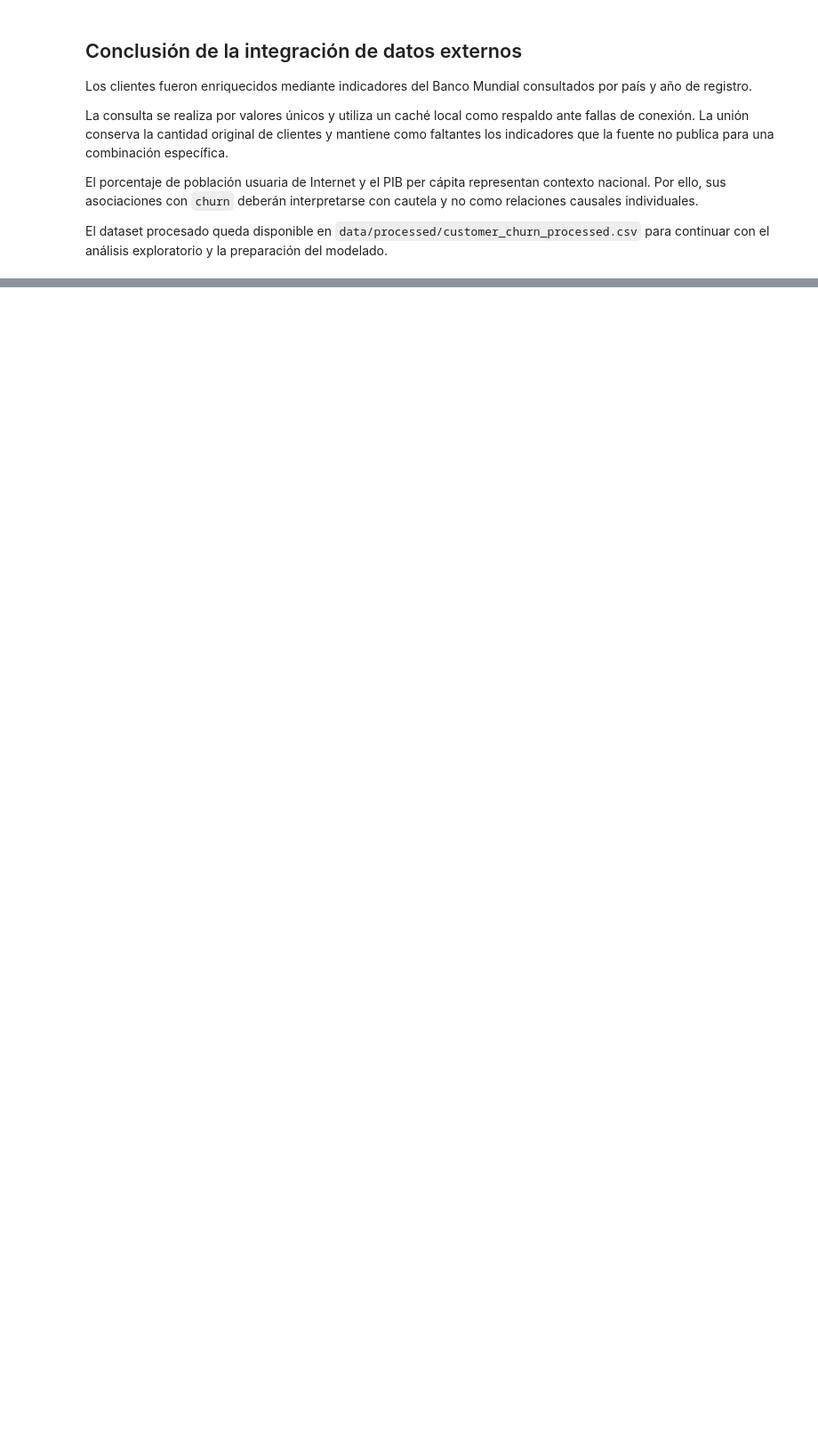
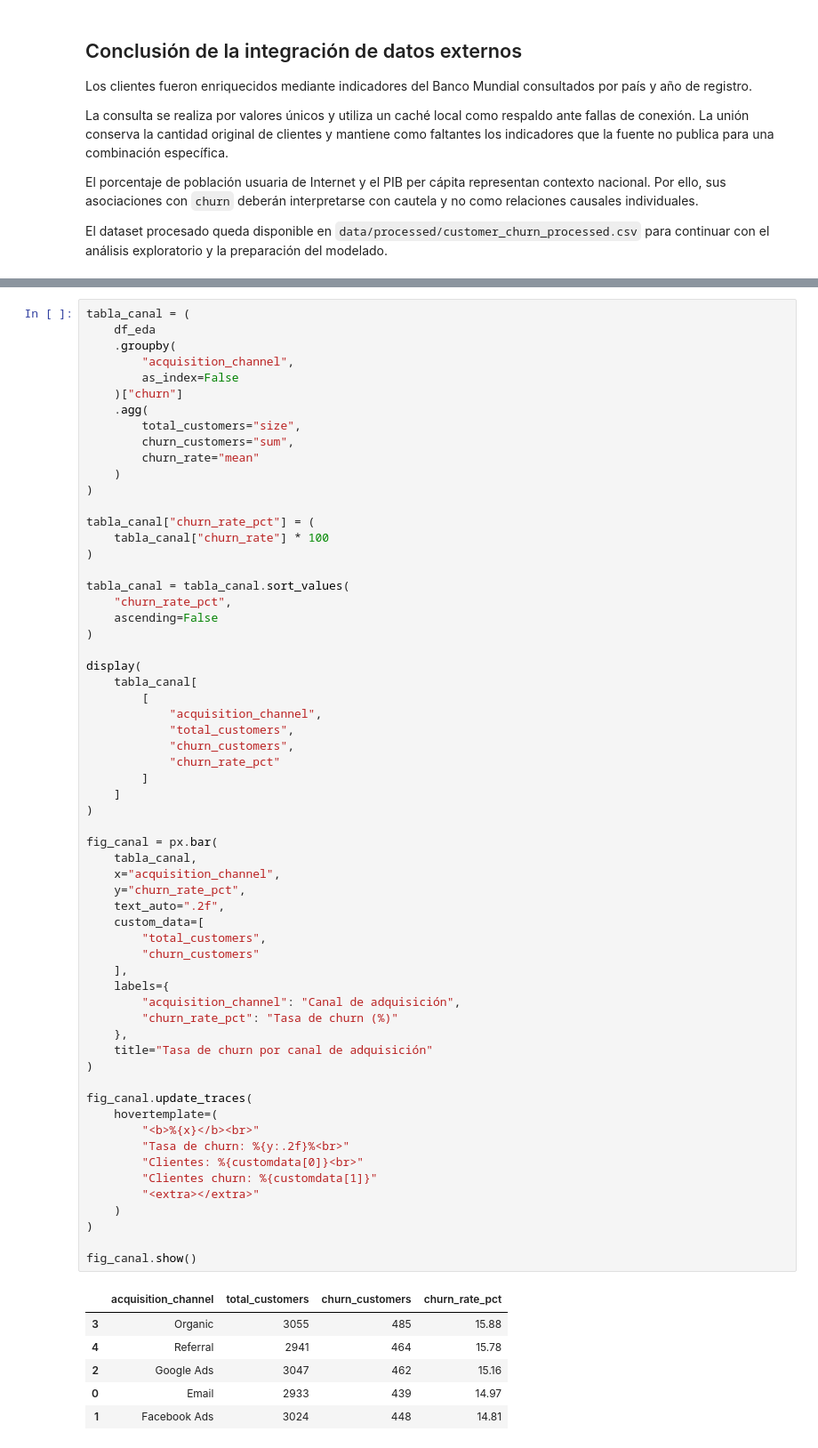
Before and after one commit to sebastianLagos16/customer-retention-analytics, a Jupyter notebook: notebook/Sebastian_lagos_Oscar_Oreste_ET_801V.ipynb, the cells around one changed output, grey strips where cells are left out. Shown at 89% size. Cells and saved outputs as stored; diff of their text form; blank space fills up the shorter version.

```diff
--- a/notebook/Sebastian_lagos_Oscar_Oreste_ET_801V.ipynb
+++ b/notebook/Sebastian_lagos_Oscar_Oreste_ET_801V.ipynb
@@ -2185,0 +2508,68 @@ exploratorio y la preparación del modelado.
+# %%
+tabla_canal = (
+    df_eda
+    .groupby(
+        "acquisition_channel",
+        as_index=False
+    )["churn"]
+    .agg(
+        total_customers="size",
+        churn_customers="sum",
+        churn_rate="mean"
+    )
+)
+
+tabla_canal["churn_rate_pct"] = (
+    tabla_canal["churn_rate"] * 100
+)
+
+tabla_canal = tabla_canal.sort_values(
+    "churn_rate_pct",
+    ascending=False
+)
+
+display(
+    tabla_canal[
+        [
+            "acquisition_channel",
+            "total_customers",
+            "churn_customers",
+            "churn_rate_pct"
+        ]
+    ]
+)
+
+fig_canal = px.bar(
+    tabla_canal,
+    x="acquisition_channel",
+    y="churn_rate_pct",
+    text_auto=".2f",
+    custom_data=[
+        "total_customers",
+        "churn_customers"
+    ],
+    labels={
+        "acquisition_channel": "Canal de adquisición",
+        "churn_rate_pct": "Tasa de churn (%)"
+    },
+    title="Tasa de churn por canal de adquisición"
+)
+
+fig_canal.update_traces(
+    hovertemplate=(
+        "<b>%{x}</b><br>"
+        "Tasa de churn: %{y:.2f}%<br>"
+        "Clientes: %{customdata[0]}<br>"
+        "Clientes churn: %{customdata[1]}"
+        "<extra></extra>"
+    )
+)
+
+fig_canal.show()
+# %% [output]
+|  | acquisition_channel | total_customers | churn_customers | churn_rate_pct |
+| 3 | Organic | 3055 | 485 | 15.88 |
+| 4 | Referral | 2941 | 464 | 15.78 |
+| 2 | Google Ads | 3047 | 462 | 15.16 |
+| 0 | Email | 2933 | 439 | 14.97 |
+| 1 | Facebook Ads | 3024 | 448 | 14.81 |
```
Also changed, not shown: parts of 75 cells of this notebook.
